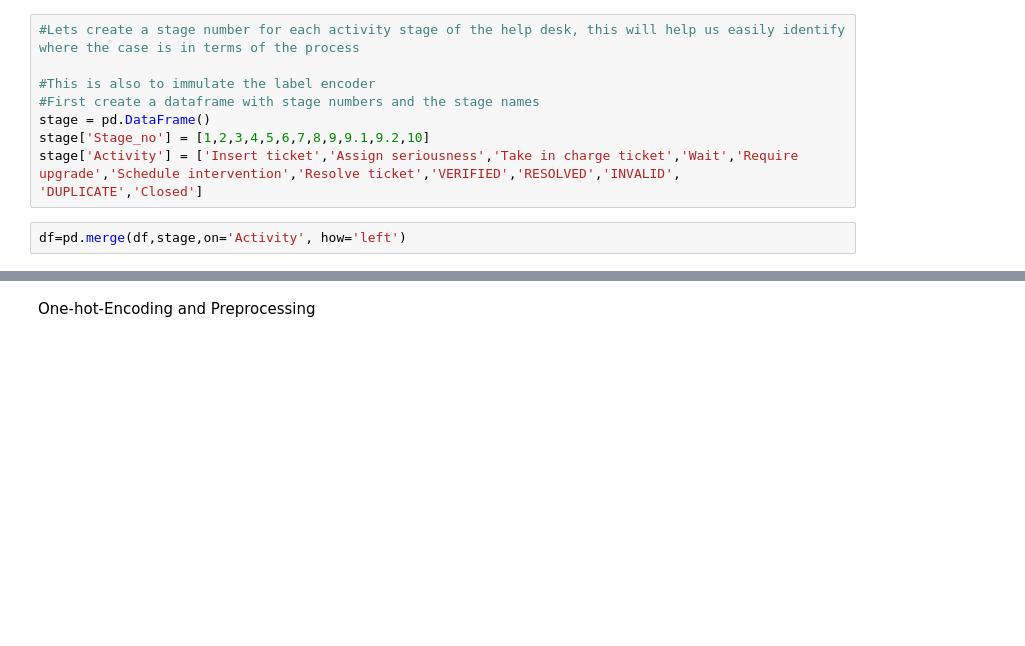
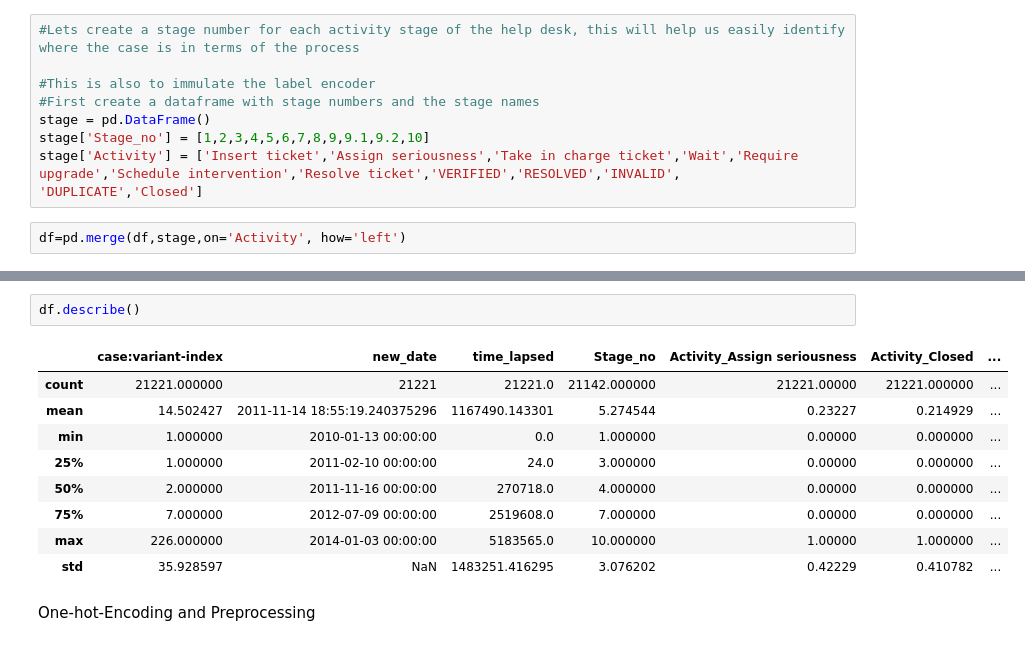
Before and after one commit to pullz6/Research_inspired_Self-Explaining-Neural-Networks-for-Business-Process-Monitoring, a Jupyter notebook: model.ipynb, the cells around one changed output, grey strips where cells are left out. Drawn from its saved outputs; the diff is of its cells as text; blank space fills up the shorter version.

```diff
--- a/model.ipynb
+++ b/model.ipynb
@@ -92,3 +96,15 @@ df.head()
+# %%
+df.describe()
+# %% [output]
+|  | case:variant-index | new_date | time_lapsed | Stage_no | Activity_Assign seriousness | Activity_Closed | ... |
+| count | 21221.000000 | 21221 | 21221.0 | 21142.000000 | 21221.00000 | 21221.000000 | ... |
+| mean | 14.502427 | 2011-11-14 18:55:19.240375296 | 1167490.143301 | 5.274544 | 0.23227 | 0.214929 | ... |
+| min | 1.000000 | 2010-01-13 00:00:00 | 0.0 | 1.000000 | 0.00000 | 0.000000 | ... |
+| 25% | 1.000000 | 2011-02-10 00:00:00 | 24.0 | 3.000000 | 0.00000 | 0.000000 | ... |
+| 50% | 2.000000 | 2011-11-16 00:00:00 | 270718.0 | 4.000000 | 0.00000 | 0.000000 | ... |
+| 75% | 7.000000 | 2012-07-09 00:00:00 | 2519608.0 | 7.000000 | 0.00000 | 0.000000 | ... |
+| max | 226.000000 | 2014-01-03 00:00:00 | 5183565.0 | 10.000000 | 1.00000 | 1.000000 | ... |
+| std | 35.928597 | NaN | 1483251.416295 | 3.076202 | 0.42229 | 0.410782 | ... |
 # %% [markdown]
 One-hot-Encoding and Preprocessing
 # %%
```
Also changed, not shown: parts of 23 cells of this notebook.
